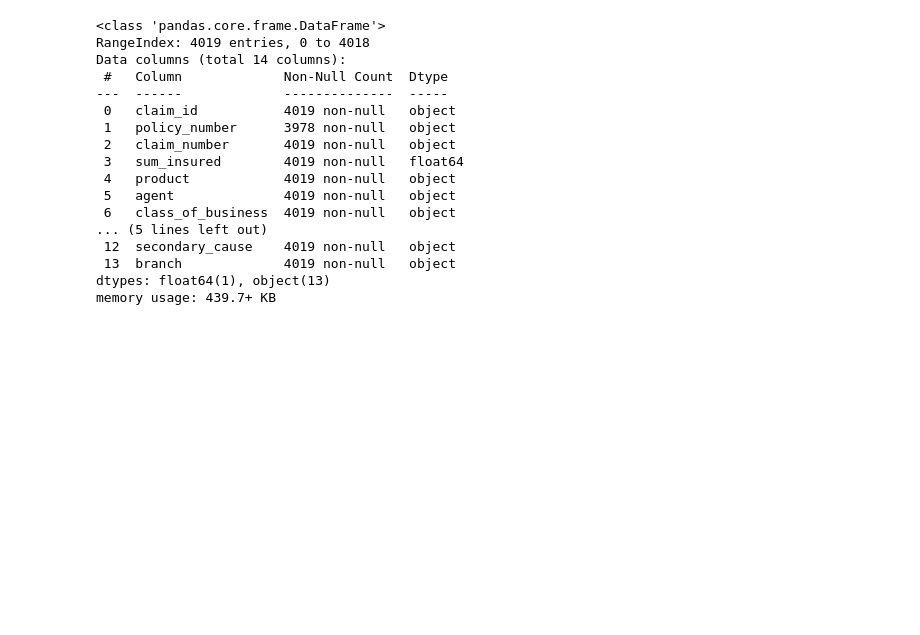
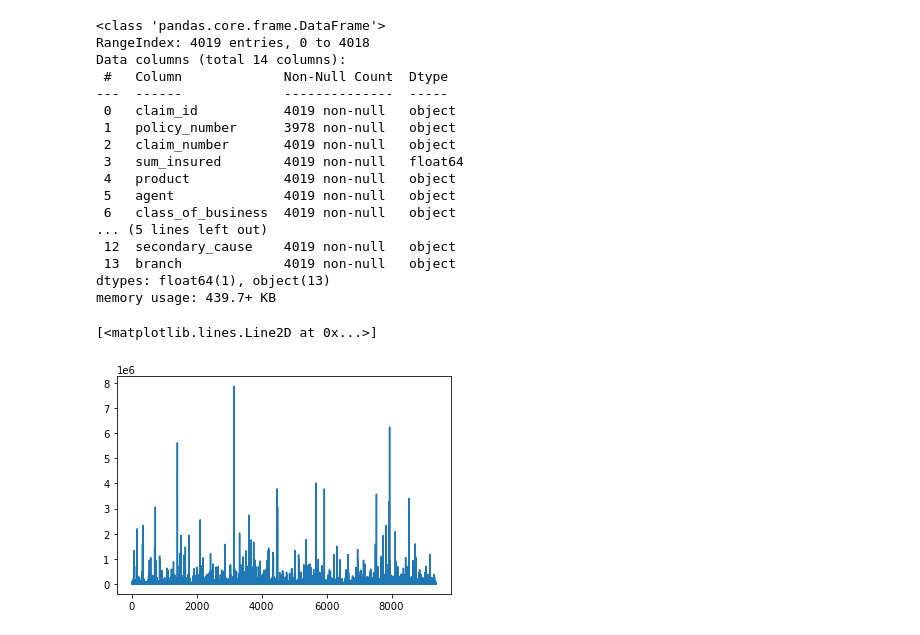
Before and after one commit to simiel/2022UHA, a Jupyter notebook: notebook/investigate.ipynb, the cells around one changed output. Cells and saved outputs as stored; diff of their text form; code cells hidden in the pictures; blank space fills up the shorter version.

```diff
--- a/notebook/investigate.ipynb
+++ b/notebook/investigate.ipynb
@@ -88,0 +89,5 @@ memory usage: 439.7+ KB
+# %%
+plt.plot((train.target))
+# %% [output]
+[<matplotlib.lines.Line2D at 0x...>]
+[figure, added]
```
Also changed, not shown: parts of 7 cells of this notebook, 3 other files.
